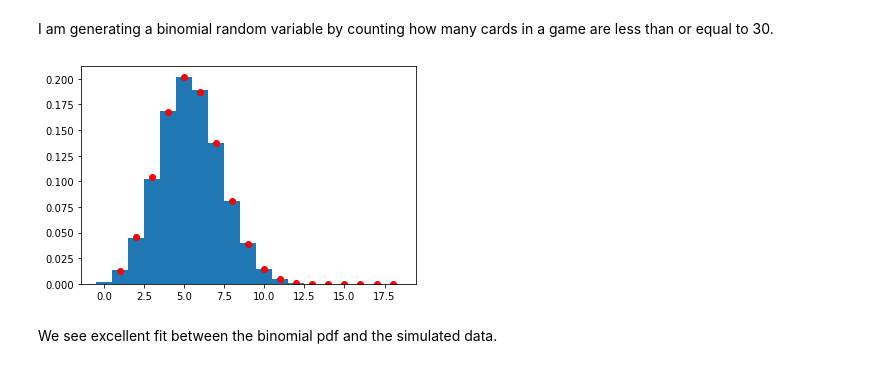
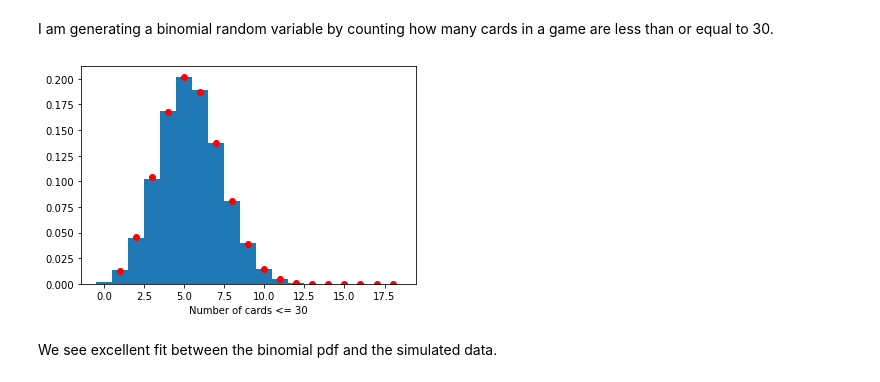
Before and after one commit to UCB-stat-201a-fall23/projectno1-themind-lewinsohndp, a Jupyter notebook: Project01-TheMind.ipynb, the cells around one changed output. Drawn from its saved outputs; the diff is of its cells as text; code cells hidden in the pictures.

```diff
--- a/Project01-TheMind.ipynb
+++ b/Project01-TheMind.ipynb
@@ -218,23 +224,24 @@ I am generating a binomial random variable by counting how many cards in a game
 # %%
 # To Do cell
 # only works exactly if there is replacement
 N = 100
 n = 6
 k = 3
 sims = 50000
 
 x = 30
 
 sums = []
 for i in range(sims):
     cards = sample_cards(N, n, k, replace=True).flatten()
     sums.append((cards <= x).sum())
 
 plt.hist(sums, np.arange(0, 18 + 1.5) - 0.5, density=True)
 plt.scatter(np.arange(1,19), binom.pmf(np.arange(1,19), 18, .3), c='red')
+plt.xlabel('Number of cards <= 30')
 plt.show()
 # %% [output]
-[figure, old version]
+[figure, new version]
 # %% [markdown]
 We see excellent fit between the binomial pdf and the simulated data.
 # %% [markdown]
```
Also changed, not shown: parts of 16 cells of this notebook.
